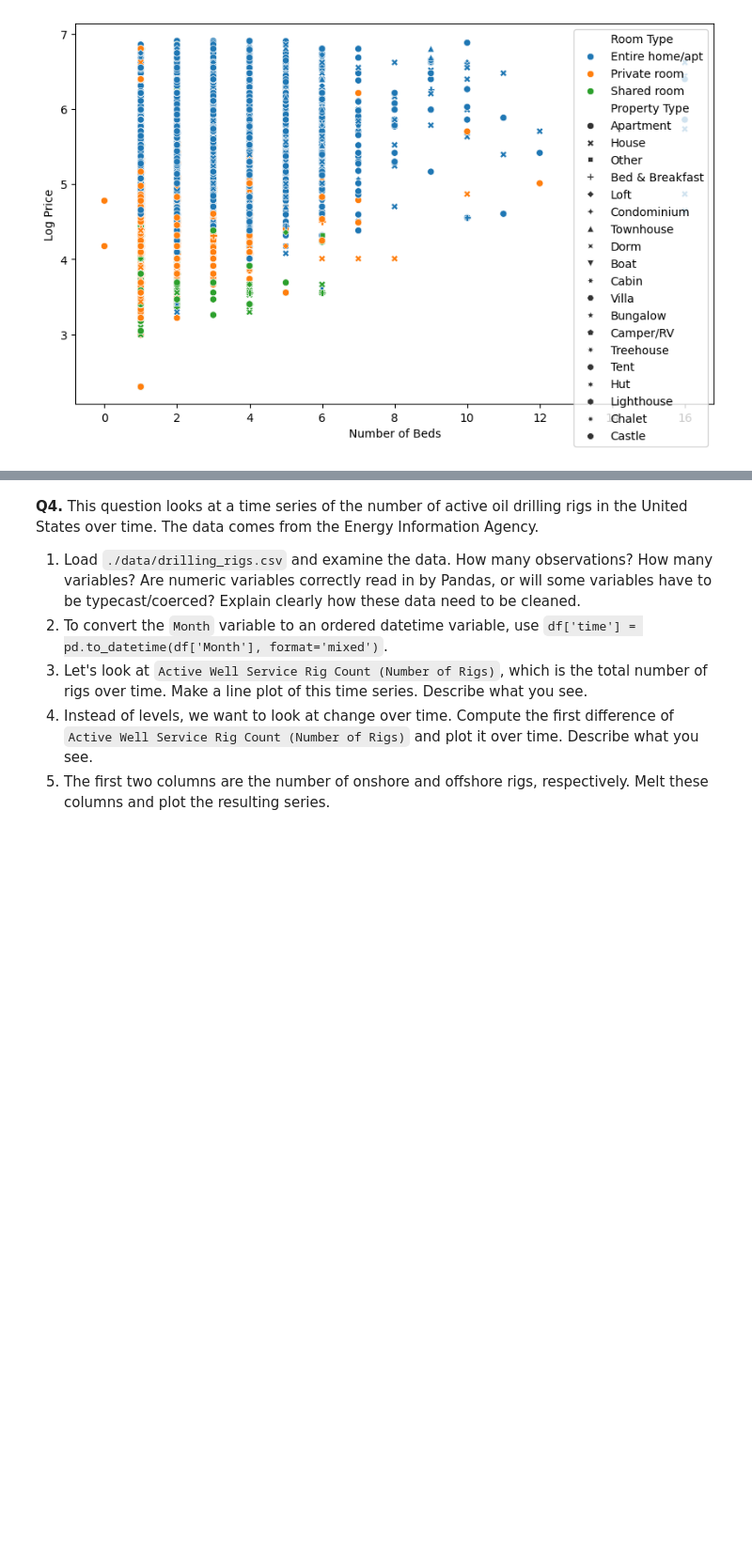
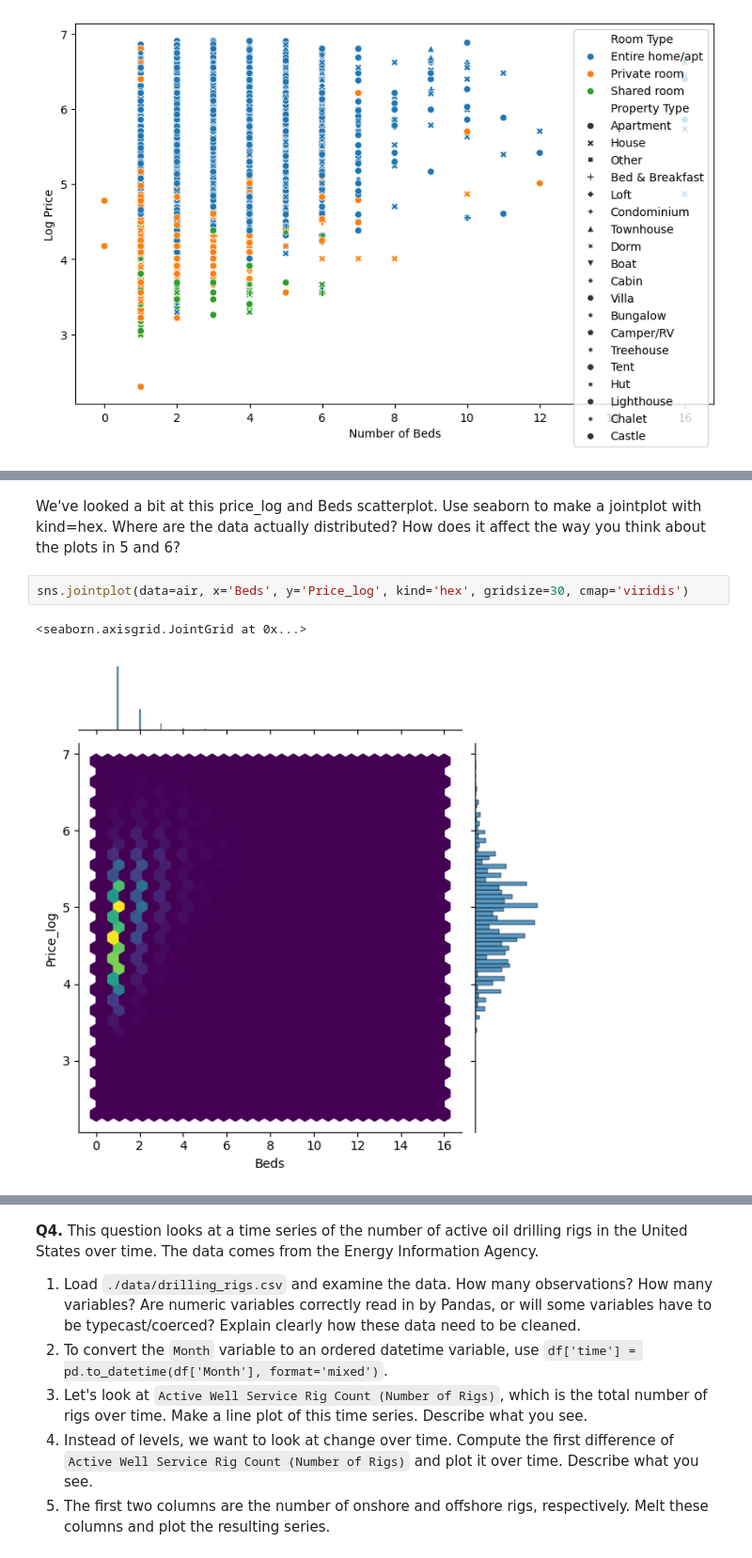
Before and after one commit to fwx5ax/EDA, a Jupyter notebook: assignment/assignment.ipynb, the cells around one changed output, grey strips where cells are left out. Shown at 94% size. Cells and saved outputs as stored; diff of their text form; blank space fills up the shorter version.

```diff
--- a/assignment/assignment.ipynb
+++ b/assignment/assignment.ipynb
@@ -345,0 +375,7 @@ plt.show()
+# %% [markdown]
+We've looked a bit at this price_log and Beds scatterplot. Use seaborn to make a jointplot with kind=hex. Where are the data actually distributed? How does it affect the way you think about the plots in 5 and 6?
+# %%
+sns.jointplot(data=air, x='Beds', y='Price_log', kind='hex', gridsize=30, cmap='viridis')
+# %% [output]
+<seaborn.axisgrid.JointGrid at 0x...>
+[figure, added]
```
Also changed, not shown: parts of 3 cells of this notebook.
